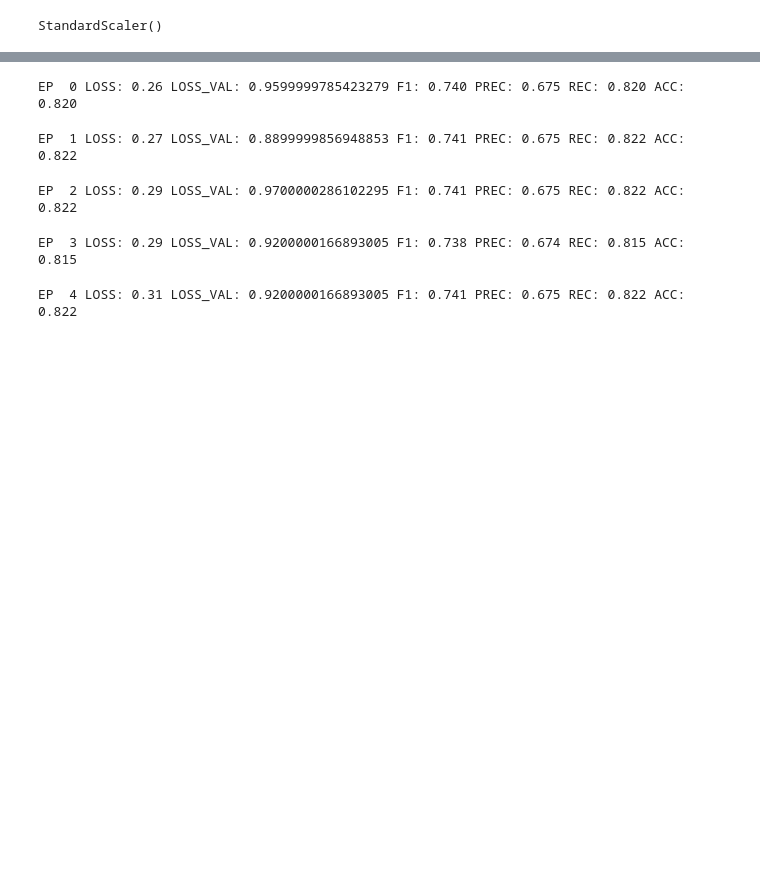
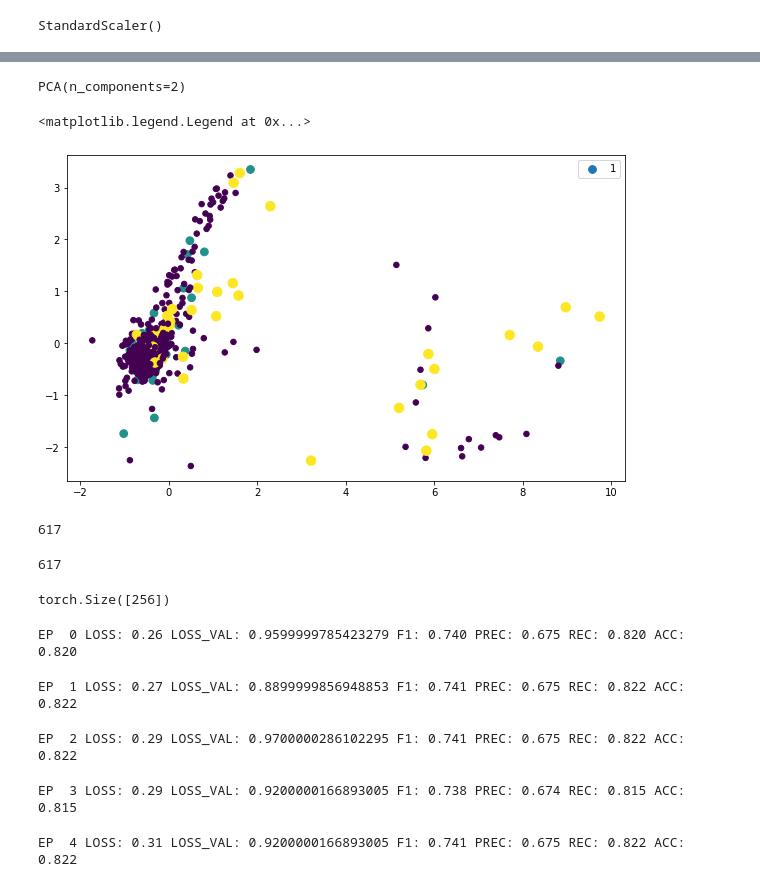
Before and after one commit to cherninkiy/made-2021_fraud_detection_project, a Jupyter notebook: lstm_routes.ipynb, the cells around one changed output, grey strips where cells are left out. Drawn from its saved outputs; the diff is of its cells as text; code cells hidden in the pictures; blank space fills up the shorter version.

```diff
--- a/lstm_routes.ipynb
+++ b/lstm_routes.ipynb
@@ -105,0 +106,4 @@ for X, target in tqdm(test_dataloader):
+# %%
+embs = [each[0][:, -1, :].flatten() for each in embs]
+# %%
+embs = [each.cpu().numpy() for each in embs]
@@ -106,3 +112,29 @@ for X, target in tqdm(test_dataloader):
+# %%
+pca = PCA(n_components=2)
+pca.fit(embs)
+# %% [output]
+PCA(n_components=2)
+# %%
+import matplotlib.pyplot as plt
+plt.figure(figsize=(10, 6))
+plt.scatter(pca.transform(embs)[:, 0], pca.transform(embs)[:, 1], c=y_true, s=(np.array(y_true) + 1) * 30)
+plt.legend(y_true)
+# желтые = -1, синие = 0, фиолетовые = -1.
+# %% [output]
+<matplotlib.legend.Legend at 0x...>
+[figure, added]
+# %%
+len(embs)
+# %% [output]
+617
+# %%
+len(y_true)
+# %% [output]
+617
+# %%
+embs[0][0][:, -1, :].flatten().shape
+# %% [output]
+torch.Size([256])
 # %%
 class ModelGPS(nn.Module):
     def __init__(self, in_features, hidden_dim):
```
Also changed, not shown: parts of 11 cells of this notebook.
